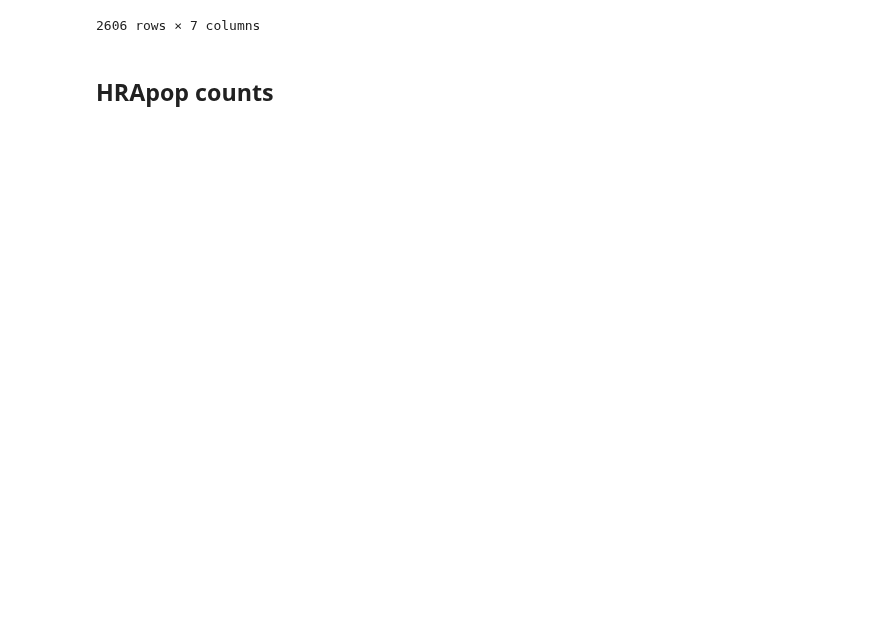
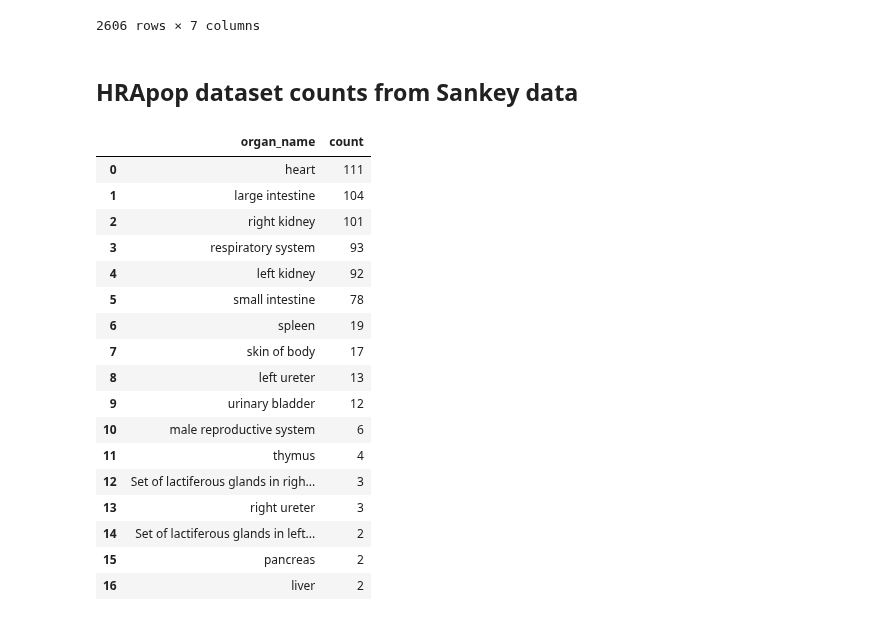
Before and after one commit to cns-iu/hra-pop-notebooks, a Jupyter notebook: counts/10th-release-inventory.ipynb, the cells around one changed output. Drawn from its saved outputs; the diff is of its cells as text; code cells hidden in the pictures; blank space fills up the shorter version.

```diff
--- a/counts/10th-release-inventory.ipynb
+++ b/counts/10th-release-inventory.ipynb
@@ -151,2 +222,30 @@ df_crosswalks_combined
 # %% [markdown]
-## HRApop counts
+## HRApop dataset counts from Sankey data
+# %%
+organ_counts = (
+    df_sankey[df_sankey['is_atlas_dataset'] == True].drop_duplicates(['unique_dataset_id'])['organ_name']
+    .value_counts()
+    .reset_index()
+)
+
+organ_counts.columns = ['organ_name', 'count']
+organ_counts
+# %% [output]
+|  | organ_name | count |
+| 0 | heart | 111 |
+| 1 | large intestine | 104 |
+| 2 | right kidney | 101 |
+| 3 | respiratory system | 93 |
+| 4 | left kidney | 92 |
+| 5 | small intestine | 78 |
+| 6 | spleen | 19 |
+| 7 | skin of body | 17 |
+| 8 | left ureter | 13 |
+| 9 | urinary bladder | 12 |
+| 10 | male reproductive system | 6 |
+| 11 | thymus | 4 |
+| 12 | Set of lactiferous glands in righ... | 3 |
+| 13 | right ureter | 3 |
+| 14 | Set of lactiferous glands in left... | 2 |
+| 15 | pancreas | 2 |
+| 16 | liver | 2 |
```
Also changed, not shown: parts of 9 cells of this notebook.
